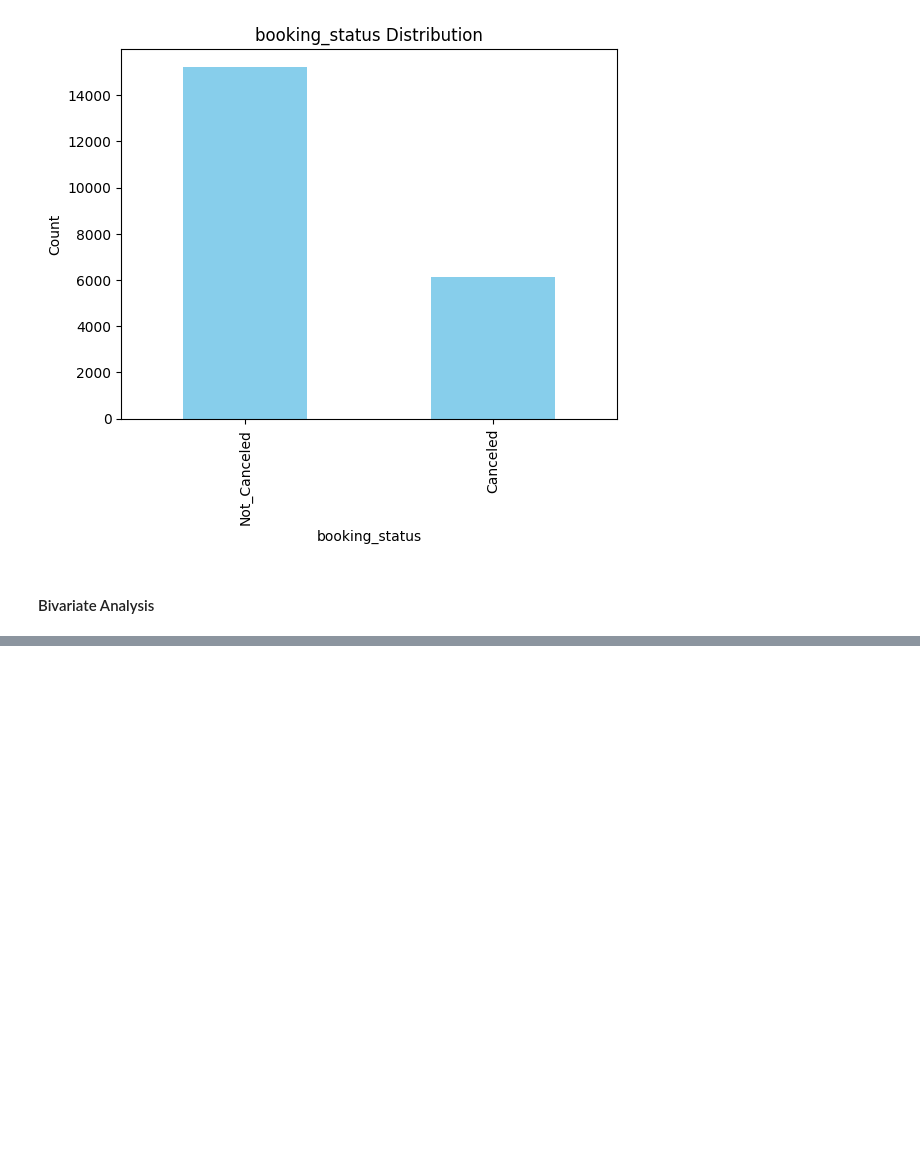
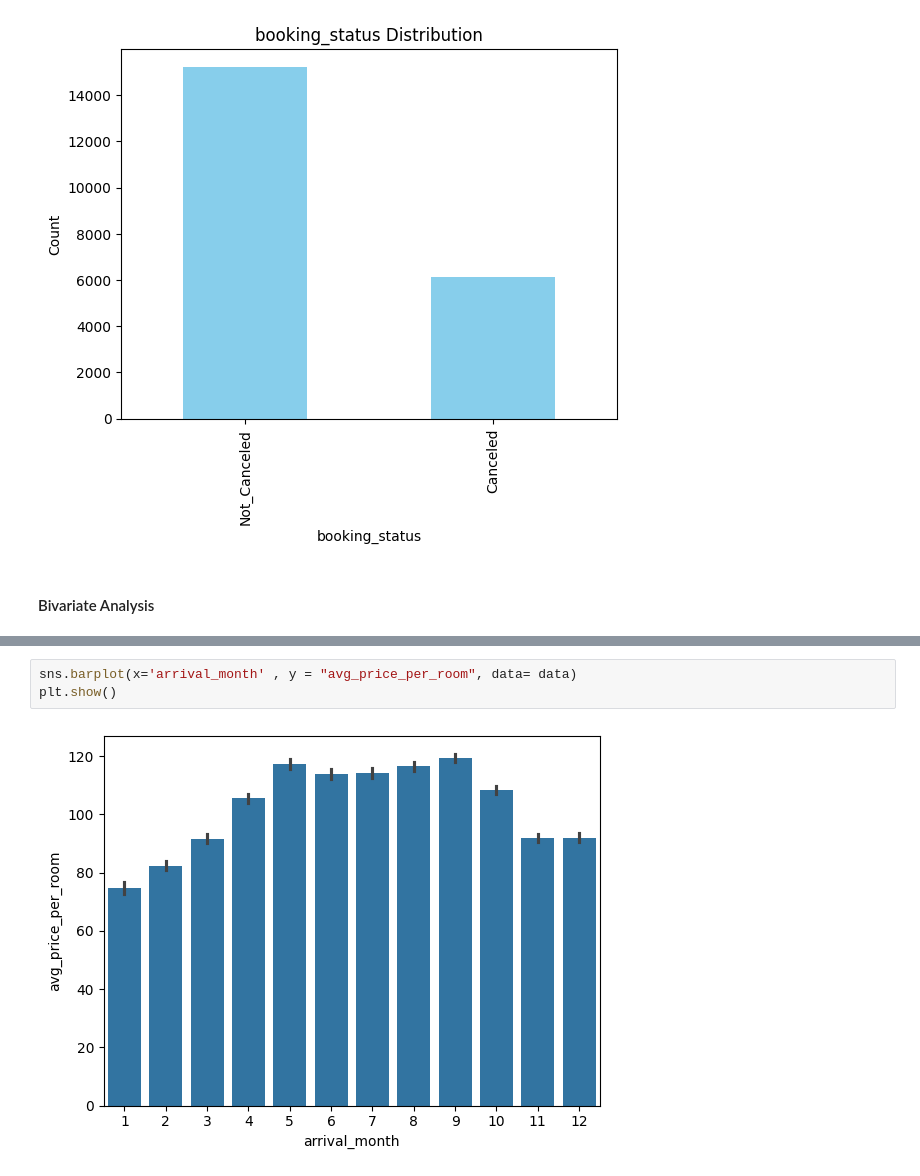
Before and after one commit to chiragd0408/Hotel_Reservation_Prediction, a Jupyter notebook: notebook/notebook.ipynb, the cells around one changed output, grey strips where cells are left out. Cells and saved outputs as stored; diff of their text form; blank space fills up the shorter version.

```diff
--- a/notebook/notebook.ipynb
+++ b/notebook/notebook.ipynb
@@ -201,0 +205,5 @@ plot_bivariate_num(data,'booking_status',num_cols)
+# %%
+sns.barplot(x='arrival_month' , y = "avg_price_per_room", data= data)
+plt.show()
+# %% [output]
+[figure, added]
```
Also changed, not shown: parts of 4 cells of this notebook.
